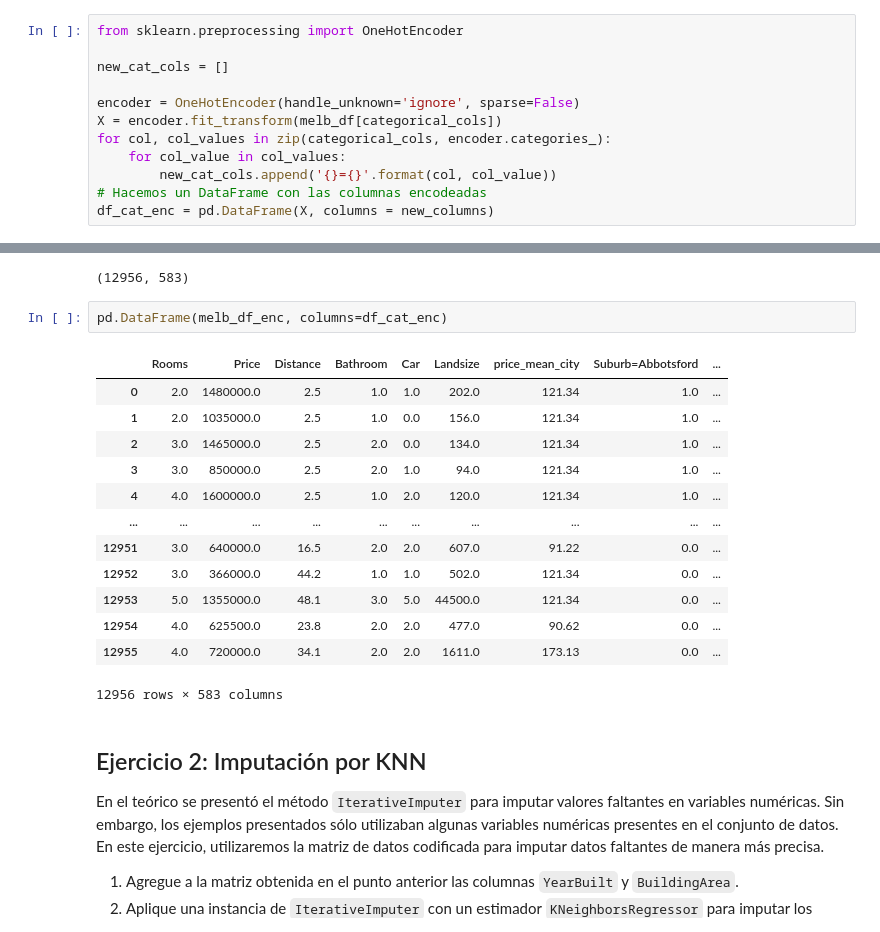
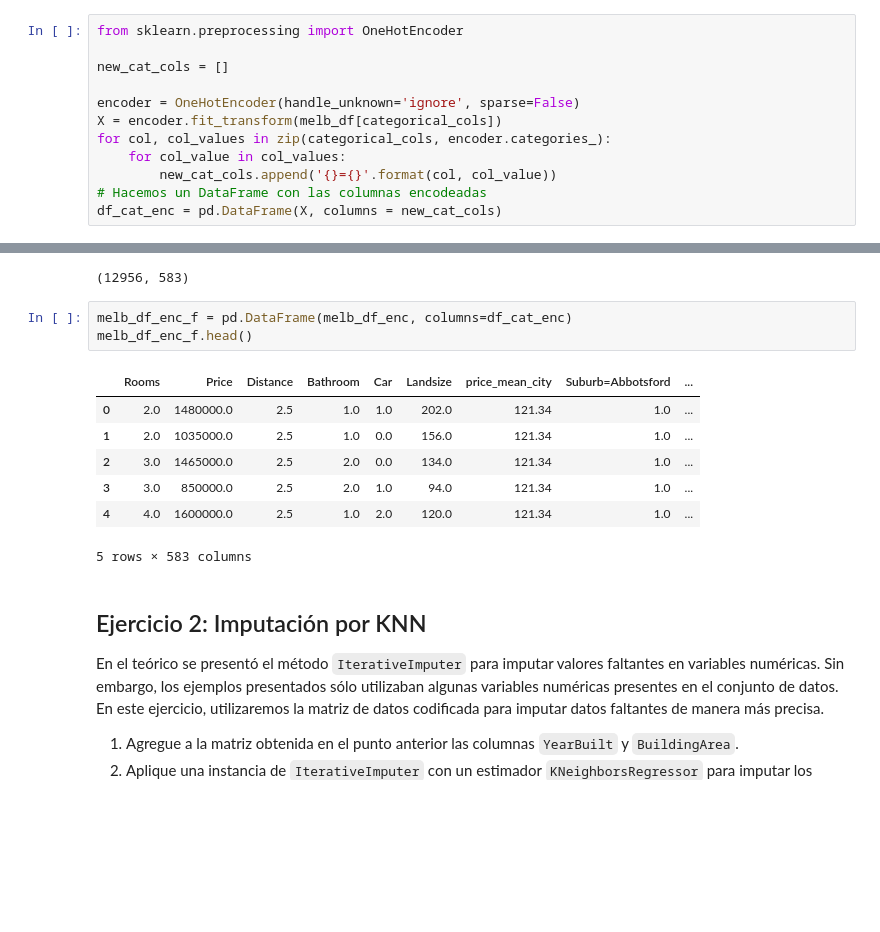
Before and after one commit to JIBarrionuevoGaltier/DiploDatos2021_Grupo_4, a Jupyter notebook: 02_EyCD/Entregable_Parte_2.ipynb, the cells around one changed output, grey strips where cells are left out. Saved outputs shown, nothing was run; the diff lists cells and outputs as text; blank space fills up the shorter version.

```diff
--- a/02_EyCD/Entregable_Parte_2.ipynb
+++ b/02_EyCD/Entregable_Parte_2.ipynb
@@ -168,7 +168,7 @@ for col, col_values in zip(categorical_cols, encoder.categories_):
     for col_value in col_values:
         new_cat_cols.append('{}={}'.format(col, col_value))
 # Hacemos un DataFrame con las columnas encodeadas
-df_cat_enc = pd.DataFrame(X, columns = new_columns)
+df_cat_enc = pd.DataFrame(X, columns = new_cat_cols)
 # %% [markdown]
 Unimos datasets en uno solo
 # %%
@@ -179,21 +179,16 @@ melb_df_enc.shape
 # %% [output]
 (12956, 583)
 # %%
-pd.DataFrame(melb_df_enc, columns=df_cat_enc)
+melb_df_enc_f = pd.DataFrame(melb_df_enc, columns=df_cat_enc)
+melb_df_enc_f.head()
 # %% [output]
 |  | Rooms | Price | Distance | Bathroom | Car | Landsize | price_mean_city | Suburb=Abbotsford | ... |
 | 0 | 2.0 | 1480000.0 | 2.5 | 1.0 | 1.0 | 202.0 | 121.34 | 1.0 | ... |
 | 1 | 2.0 | 1035000.0 | 2.5 | 1.0 | 0.0 | 156.0 | 121.34 | 1.0 | ... |
 | 2 | 3.0 | 1465000.0 | 2.5 | 2.0 | 0.0 | 134.0 | 121.34 | 1.0 | ... |
 | 3 | 3.0 | 850000.0 | 2.5 | 2.0 | 1.0 | 94.0 | 121.34 | 1.0 | ... |
 | 4 | 4.0 | 1600000.0 | 2.5 | 1.0 | 2.0 | 120.0 | 121.34 | 1.0 | ... |
-| ... | ... | ... | ... | ... | ... | ... | ... | ... | ... |
-| 12951 | 3.0 | 640000.0 | 16.5 | 2.0 | 2.0 | 607.0 | 91.22 | 0.0 | ... |
-| 12952 | 3.0 | 366000.0 | 44.2 | 1.0 | 1.0 | 502.0 | 121.34 | 0.0 | ... |
-| 12953 | 5.0 | 1355000.0 | 48.1 | 3.0 | 5.0 | 44500.0 | 121.34 | 0.0 | ... |
-| 12954 | 4.0 | 625500.0 | 23.8 | 2.0 | 2.0 | 477.0 | 90.62 | 0.0 | ... |
-| 12955 | 4.0 | 720000.0 | 34.1 | 2.0 | 2.0 | 1611.0 | 173.13 | 0.0 | ... |
-12956 rows × 583 columns
+5 rows × 583 columns
 # %% [markdown]
 ## Ejercicio 2: Imputación por KNN
 
```
